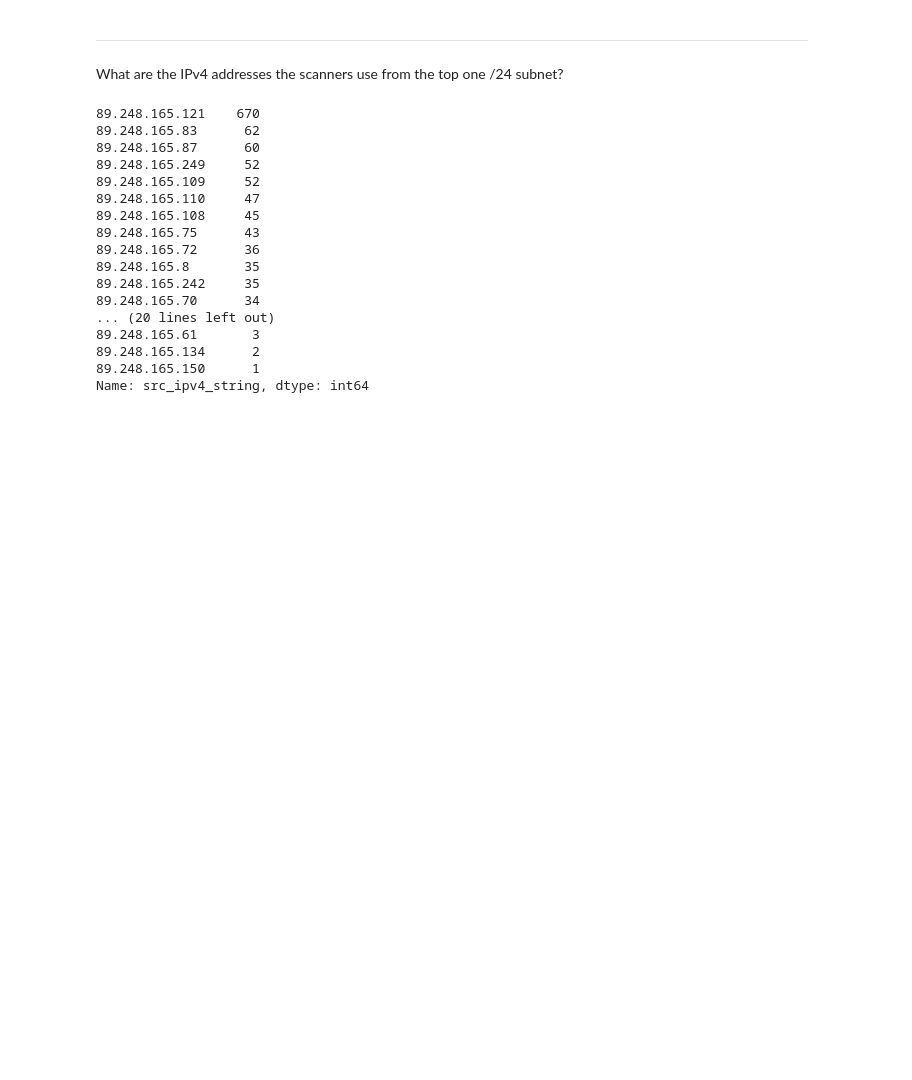
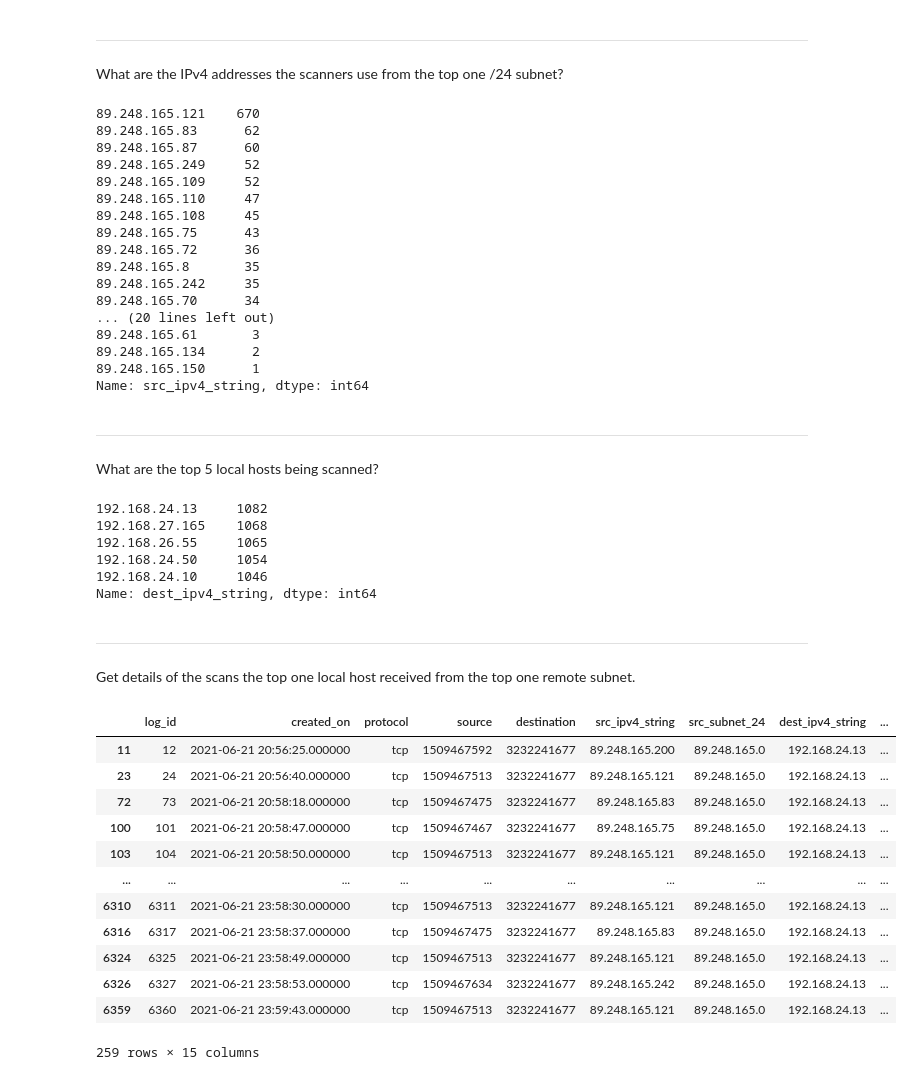
Before and after one commit to aydevmo/my-network-sample, a Jupyter notebook: python/log_processing_01/step51_data_analysis.ipynb, the cells around one changed output. Drawn from its saved outputs; the diff is of its cells as text; code cells hidden in the pictures; blank space fills up the shorter version.

```diff
--- a/python/log_processing_01/step51_data_analysis.ipynb
+++ b/python/log_processing_01/step51_data_analysis.ipynb
@@ -314,3 +314,36 @@ df_probes[df_probes['src_subnet_24']=='89.248.165.0'].src_ipv4_string.value_coun
 89.248.165.134      2
 89.248.165.150      1
 Name: src_ipv4_string, dtype: int64
+# %% [markdown]
+---
+What are the top 5 local hosts being scanned?
+# %%
+df_probes['dest_ipv4_string'].value_counts().nlargest(5)
+# %% [output]
+192.168.24.13     1082
+192.168.27.165    1068
+192.168.26.55     1065
+192.168.24.50     1054
+192.168.24.10     1046
+Name: dest_ipv4_string, dtype: int64
+# %% [markdown]
+---
+Get details of the scans the top one local host received from the top one remote subnet.
+# %%
+df_filtered = df_probes[ (df_probes['dest_ipv4_string']=='192.168.24.13') & (df_probes['src_subnet_24']=='89.248.165.0') ]
+
+df_filtered
+# %% [output]
+|  | log_id | created_on | protocol | source | destination | src_ipv4_string | src_subnet_24 | dest_ipv4_string | ... |
+| 11 | 12 | 2021-06-21 20:56:25.000000 | tcp | 1509467592 | 3232241677 | 89.248.165.200 | 89.248.165.0 | 192.168.24.13 | ... |
+| 23 | 24 | 2021-06-21 20:56:40.000000 | tcp | 1509467513 | 3232241677 | 89.248.165.121 | 89.248.165.0 | 192.168.24.13 | ... |
+| 72 | 73 | 2021-06-21 20:58:18.000000 | tcp | 1509467475 | 3232241677 | 89.248.165.83 | 89.248.165.0 | 192.168.24.13 | ... |
+| 100 | 101 | 2021-06-21 20:58:47.000000 | tcp | 1509467467 | 3232241677 | 89.248.165.75 | 89.248.165.0 | 192.168.24.13 | ... |
+| 103 | 104 | 2021-06-21 20:58:50.000000 | tcp | 1509467513 | 3232241677 | 89.248.165.121 | 89.248.165.0 | 192.168.24.13 | ... |
+| ... | ... | ... | ... | ... | ... | ... | ... | ... | ... |
+| 6310 | 6311 | 2021-06-21 23:58:30.000000 | tcp | 1509467513 | 3232241677 | 89.248.165.121 | 89.248.165.0 | 192.168.24.13 | ... |
+| 6316 | 6317 | 2021-06-21 23:58:37.000000 | tcp | 1509467475 | 3232241677 | 89.248.165.83 | 89.248.165.0 | 192.168.24.13 | ... |
+| 6324 | 6325 | 2021-06-21 23:58:49.000000 | tcp | 1509467513 | 3232241677 | 89.248.165.121 | 89.248.165.0 | 192.168.24.13 | ... |
+| 6326 | 6327 | 2021-06-21 23:58:53.000000 | tcp | 1509467634 | 3232241677 | 89.248.165.242 | 89.248.165.0 | 192.168.24.13 | ... |
+| 6359 | 6360 | 2021-06-21 23:59:43.000000 | tcp | 1509467513 | 3232241677 | 89.248.165.121 | 89.248.165.0 | 192.168.24.13 | ... |
+259 rows × 15 columns
```
Also changed, not shown: parts of 2 cells of this notebook.
